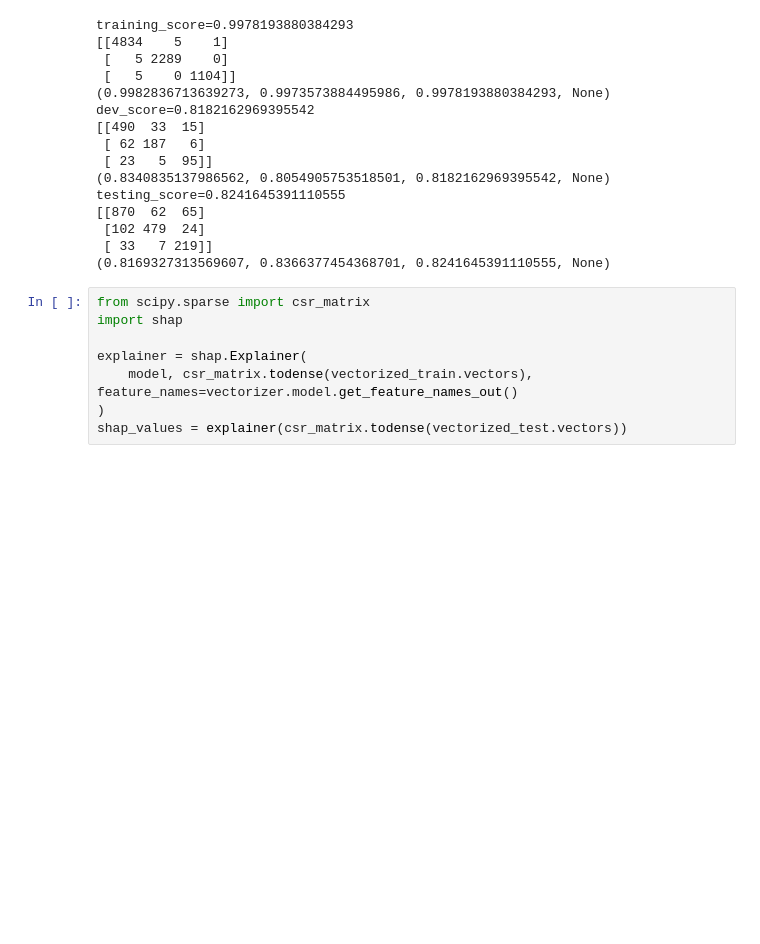
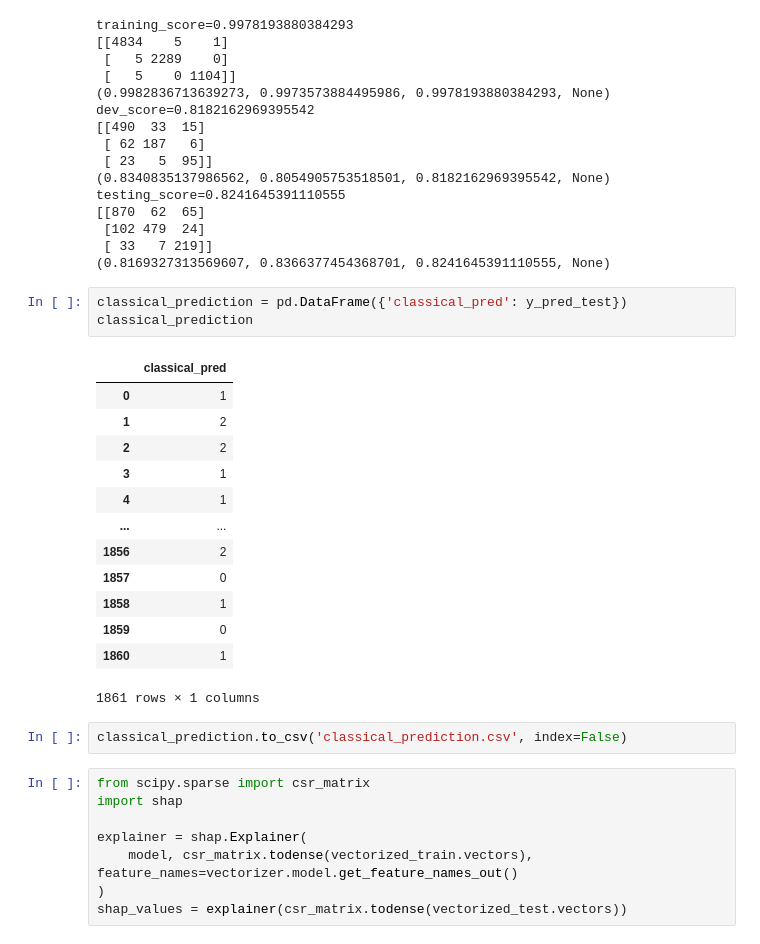
Before and after one commit to melloo21/cs4248, a Jupyter notebook: notebooks/dataset_exploration5.ipynb, the cells around one changed output. Cells and saved outputs as stored; diff of their text form; blank space fills up the shorter version.

Commit message:
[feature] add predictions for final classical model

```diff
--- a/notebooks/dataset_exploration5.ipynb
+++ b/notebooks/dataset_exploration5.ipynb
@@ -156,6 +156,25 @@ testing_score=0.8241645391110555
  [102 479  24]
  [ 33   7 219]]
 (0.8169327313569607, 0.8366377454368701, 0.8241645391110555, None)
+# %%
+classical_prediction = pd.DataFrame({'classical_pred': y_pred_test})
+classical_prediction
+# %% [output]
+|  | classical_pred |
+| 0 | 1 |
+| 1 | 2 |
+| 2 | 2 |
+| 3 | 1 |
+| 4 | 1 |
+| ... | ... |
+| 1856 | 2 |
+| 1857 | 0 |
+| 1858 | 1 |
+| 1859 | 0 |
+| 1860 | 1 |
+1861 rows × 1 columns
+# %%
+classical_prediction.to_csv('classical_prediction.csv', index=False)
 # %%
 from scipy.sparse import csr_matrix
 import shap
```
Also changed, not shown: 1 other file.
